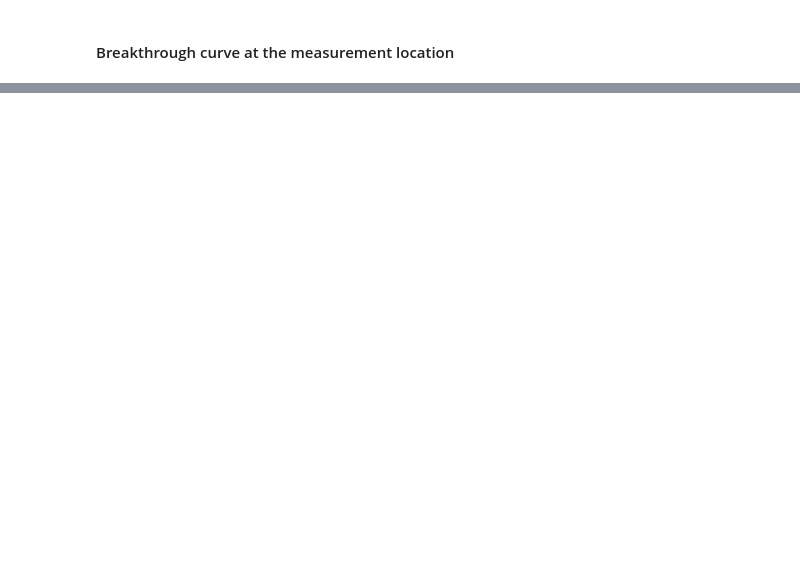
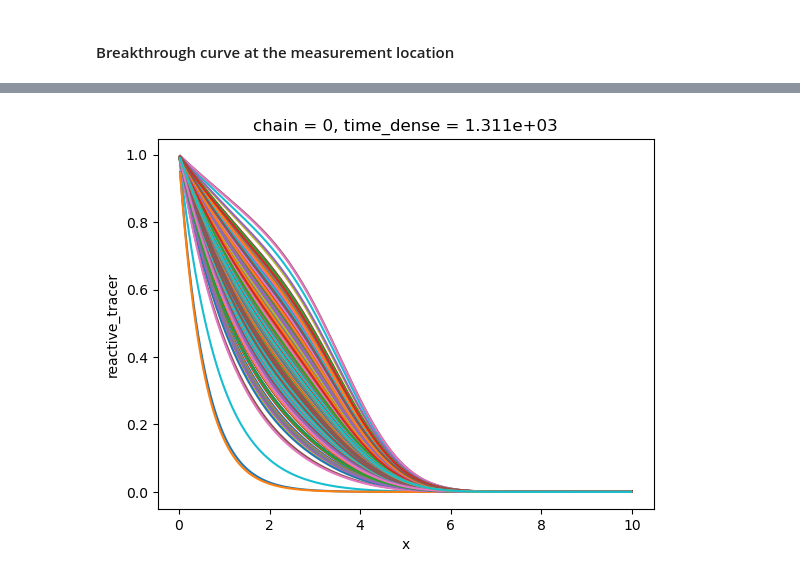
Before and after one commit to astoeriko/reactix, a Jupyter notebook: notebooks/transport_with_pymc.ipynb, the cells around one changed output, grey strips where cells are left out. Saved outputs shown, nothing was run; the diff lists cells and outputs as text; code cells hidden in the pictures; blank space fills up the shorter version.

```diff
--- a/notebooks/transport_with_pymc.ipynb
+++ b/notebooks/transport_with_pymc.ipynb
@@ -246,0 +272,5 @@ trace.warmup_posterior.reactive_tracer.isel(chain=0, time_dense=20).plot.line(x=
+# %%
+# Plot concentration profiles in the warmup posterior
+trace.warmup_posterior.reactive_tracer.isel(chain=0, time_dense=20, draw=slice(20, None)).plot.line(x="x", hue="draw", add_legend=False);
+# %% [output]
+[figure, added]
```
Also changed, not shown: parts of 22 cells of this notebook.
